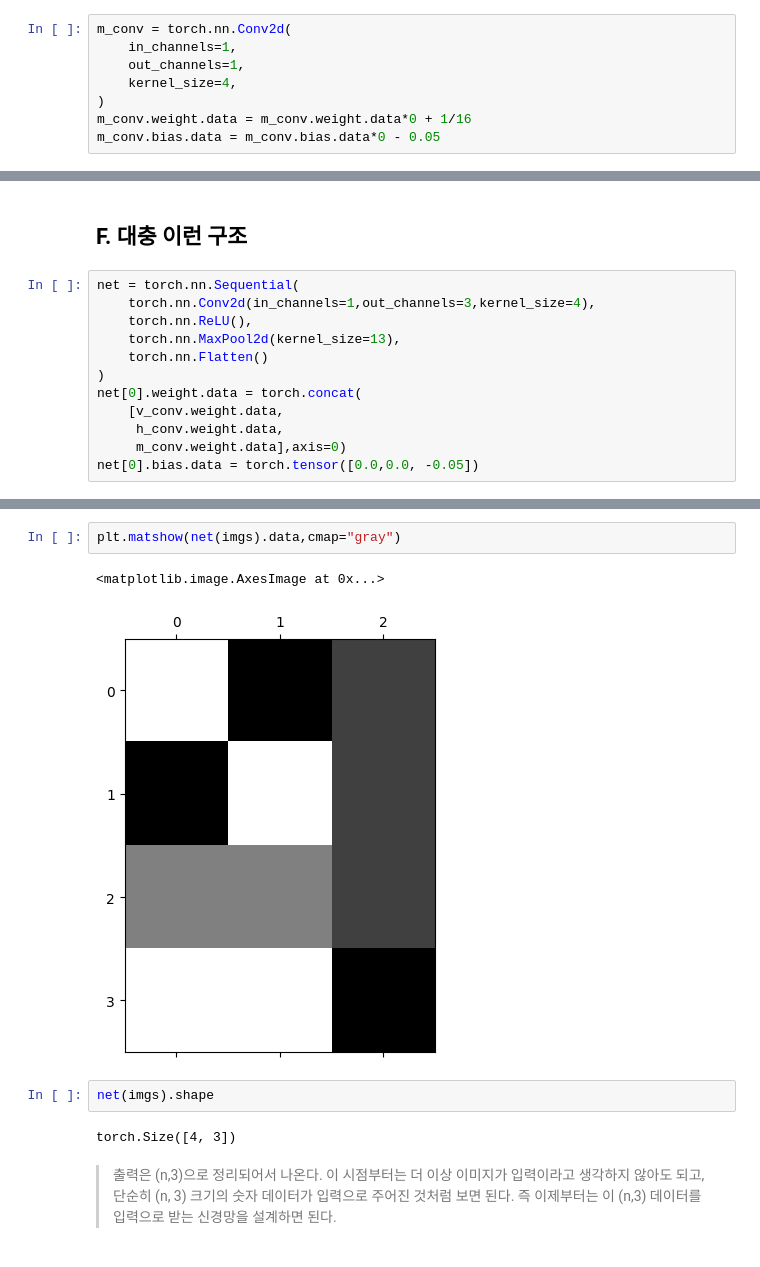
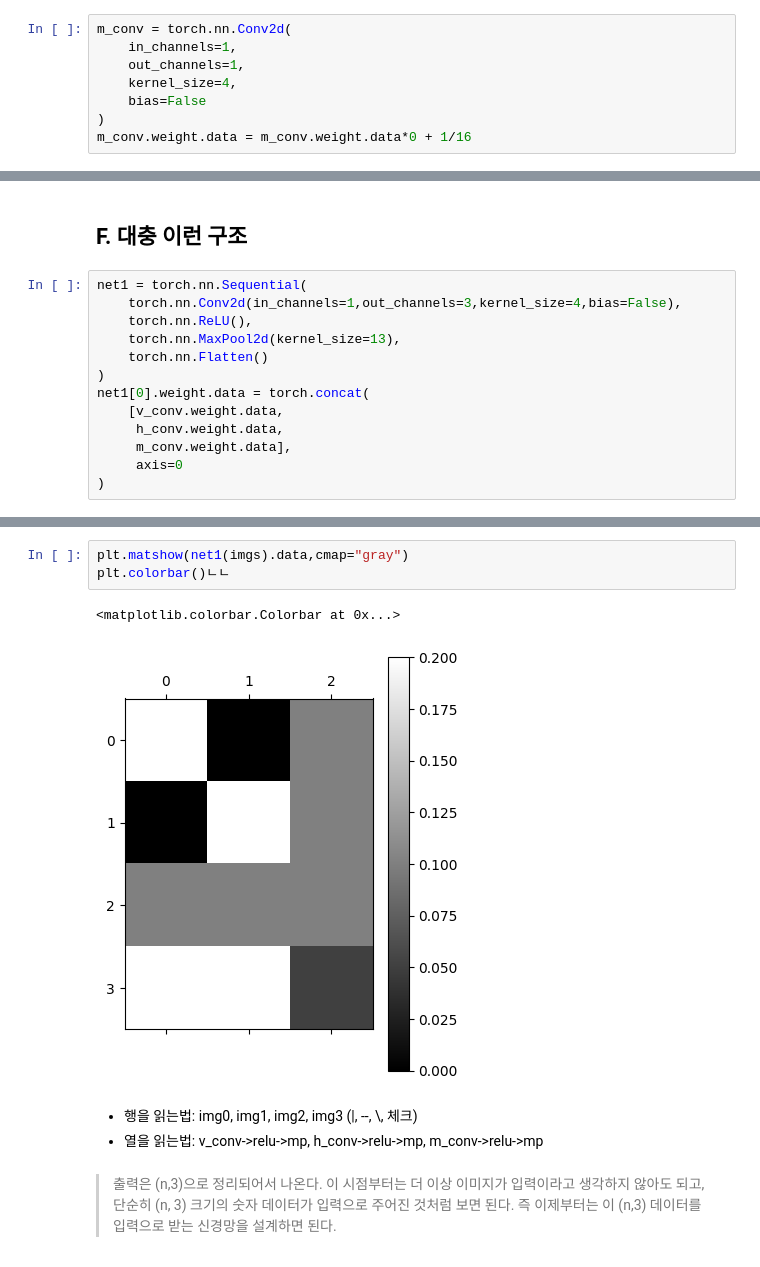
Before and after one commit to guebin/DL2026, a Jupyter notebook: posts/12wk-draft.ipynb, the cells around one changed output, grey strips where cells are left out. Drawn from its saved outputs; the diff is of its cells as text.

```diff
--- a/posts/12wk-draft.ipynb
+++ b/posts/12wk-draft.ipynb
@@ -131,9 +168,9 @@ m_conv = torch.nn.Conv2d(
     in_channels=1,
     out_channels=1,
     kernel_size=4,
+    bias=False
 )
 m_conv.weight.data = m_conv.weight.data*0 + 1/16
-m_conv.bias.data = m_conv.bias.data*0 - 0.05
 # %%
 fig, axs = plt.subplots(2,2)
 fig.set_figheight(8)
@@ -192,14 +230,15 @@ tensor([[[[2.000000e-01]]],
 # %% [markdown]
 ## F. 대충 이런 구조
 # %%
-net = torch.nn.Sequential(
-    torch.nn.Conv2d(in_channels=1,out_channels=3,kernel_size=4),
+net1 = torch.nn.Sequential(
+    torch.nn.Conv2d(in_channels=1,out_channels=3,kernel_size=4,bias=False),
     torch.nn.ReLU(),
     torch.nn.MaxPool2d(kernel_size=13),
     torch.nn.Flatten()
 )
-net[0].weight.data = torch.concat(
+net1[0].weight.data = torch.concat(
     [v_conv.weight.data,
      h_conv.weight.data,
-     m_conv.weight.data],axis=0)
-net[0].bias.data = torch.tensor([0.0,0.0, -0.05])
+     m_conv.weight.data],
+     axis=0
+)
@@ -206,12 +264,12 @@ net[0].bias.data = torch.tensor([0.0,0.0, -0.05])
 # %%
-plt.matshow(net(imgs).data,cmap="gray")
+plt.matshow(net1(imgs).data,cmap="gray")
+plt.colorbar()ㄴㄴ
 # %% [output]
-<matplotlib.image.AxesImage at 0x...>
+<matplotlib.colorbar.Colorbar at 0x...>
-[figure, old version]
+[figure, new version]
-# %%
-net(imgs).shape
-# %% [output]
-torch.Size([4, 3])
+# %% [markdown]
+- 행을 읽는법: img0, img1, img2, img3 (|, --, \\, 체크)
+- 열을 읽는법: v_conv->relu->mp, h_conv->relu->mp, m_conv->relu->mp
 # %% [markdown]
 > 출력은 (n,3)으로 정리되어서 나온다. 이 시점부터는 더 이상 이미지가 입력이라고 생각하지 않아도 되고, 단순히 (n, 3) 크기의 숫자 데이터가 입력으로 주어진 것처럼 보면 된다.
 즉 이제부터는 이 (n,3) 데이터를 입력으로 받는 신경망을 설계하면 된다.
```
Also changed, not shown: parts of 23 cells of this notebook, 29 other files.
